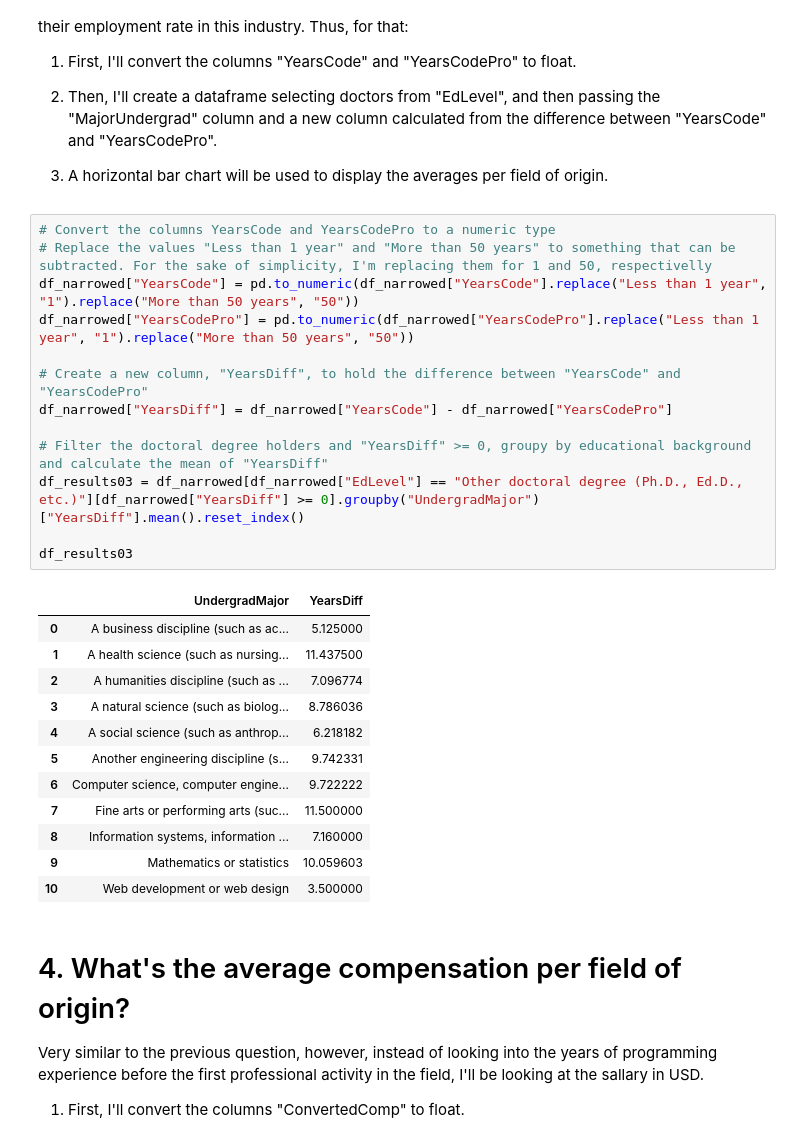
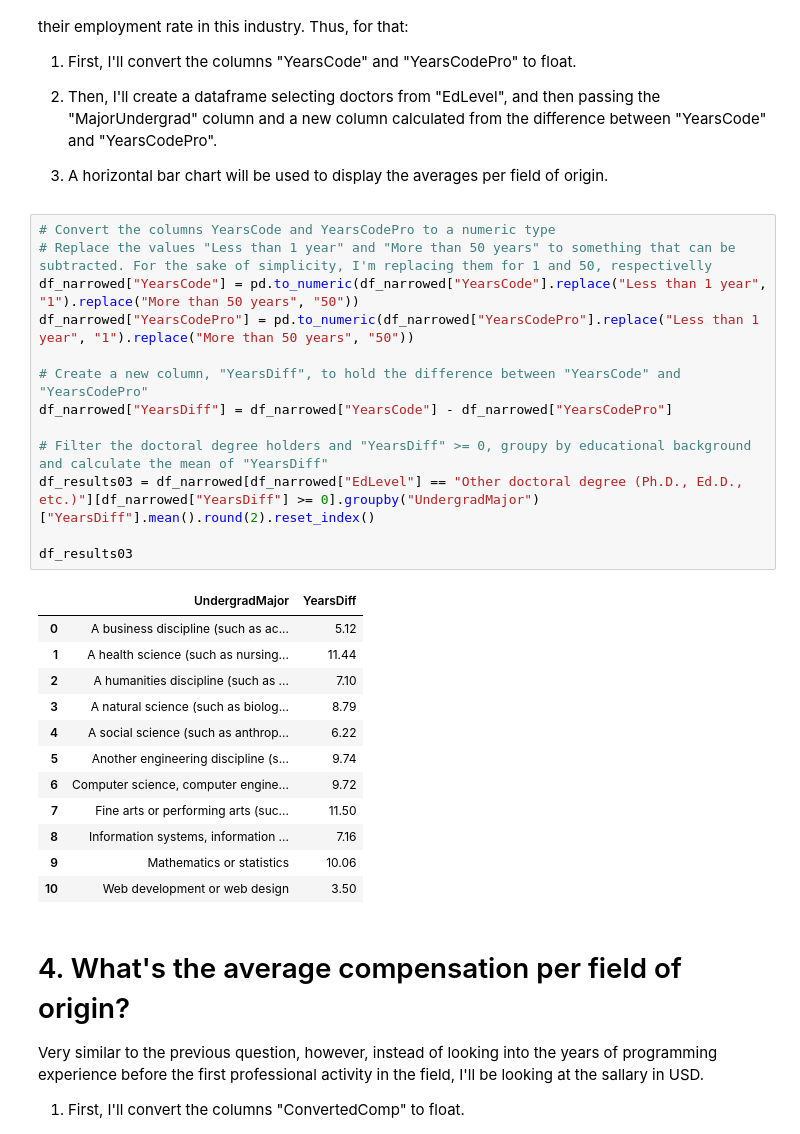
Before and after one commit to mguidoti/DSND-p1-blog, a Jupyter notebook: stackoverflow_survey_2020.ipynb, the cells around one changed output. Saved outputs shown, nothing was run; the diff lists cells and outputs as text.

Commit message:
feat: Add df.round() to question 03 code

```diff
--- a/stackoverflow_survey_2020.ipynb
+++ b/stackoverflow_survey_2020.ipynb
@@ -193,29 +193,29 @@ It's not surprise that people from different fields of origin might have been ex
 # %%
 # Convert the columns YearsCode and YearsCodePro to a numeric type
 # Replace the values "Less than 1 year" and "More than 50 years" to something that can be subtracted. For the sake of simplicity, I'm replacing them for 1 and 50, respectivelly
 df_narrowed["YearsCode"] = pd.to_numeric(df_narrowed["YearsCode"].replace("Less than 1 year", "1").replace("More than 50 years", "50"))
 df_narrowed["YearsCodePro"] = pd.to_numeric(df_narrowed["YearsCodePro"].replace("Less than 1 year", "1").replace("More than 50 years", "50"))
 
 # Create a new column, "YearsDiff", to hold the difference between "YearsCode" and "YearsCodePro"
 df_narrowed["YearsDiff"] = df_narrowed["YearsCode"] - df_narrowed["YearsCodePro"]
 
 # Filter the doctoral degree holders and "YearsDiff" >= 0, groupy by educational background and calculate the mean of "YearsDiff"
-df_results03 = df_narrowed[df_narrowed["EdLevel"] == "Other doctoral degree (Ph.D., Ed.D., etc.)"][df_narrowed["YearsDiff"] >= 0].groupby("UndergradMajor")["YearsDiff"].mean().reset_index()
+df_results03 = df_narrowed[df_narrowed["EdLevel"] == "Other doctoral degree (Ph.D., Ed.D., etc.)"][df_narrowed["YearsDiff"] >= 0].groupby("UndergradMajor")["YearsDiff"].mean().round(2).reset_index()
 
 df_results03
 # %% [output]
 |  | UndergradMajor | YearsDiff |
-| 0 | A business discipline (such as ac... | 5.125000 |
-| 1 | A health science (such as nursing... | 11.437500 |
-| 2 | A humanities discipline (such as ... | 7.096774 |
-| 3 | A natural science (such as biolog... | 8.786036 |
-| 4 | A social science (such as anthrop... | 6.218182 |
-| 5 | Another engineering discipline (s... | 9.742331 |
-| 6 | Computer science, computer engine... | 9.722222 |
-| 7 | Fine arts or performing arts (suc... | 11.500000 |
-| 8 | Information systems, information ... | 7.160000 |
-| 9 | Mathematics or statistics | 10.059603 |
-| 10 | Web development or web design | 3.500000 |
+| 0 | A business discipline (such as ac... | 5.12 |
+| 1 | A health science (such as nursing... | 11.44 |
+| 2 | A humanities discipline (such as ... | 7.10 |
+| 3 | A natural science (such as biolog... | 8.79 |
+| 4 | A social science (such as anthrop... | 6.22 |
+| 5 | Another engineering discipline (s... | 9.74 |
+| 6 | Computer science, computer engine... | 9.72 |
+| 7 | Fine arts or performing arts (suc... | 11.50 |
+| 8 | Information systems, information ... | 7.16 |
+| 9 | Mathematics or statistics | 10.06 |
+| 10 | Web development or web design | 3.50 |
 # %% [markdown]
 # 4. What's the average compensation per field of origin?
 
```
